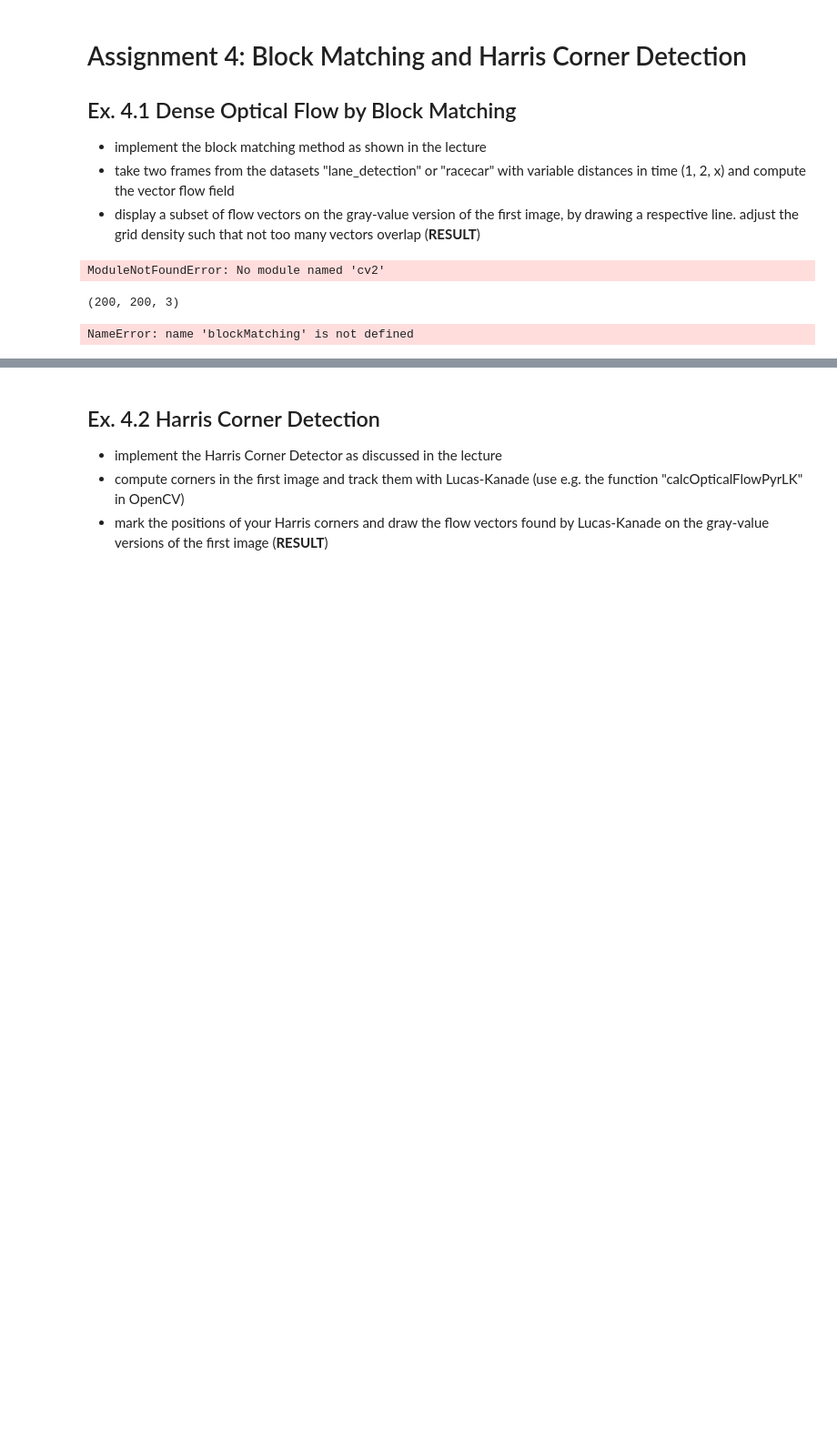
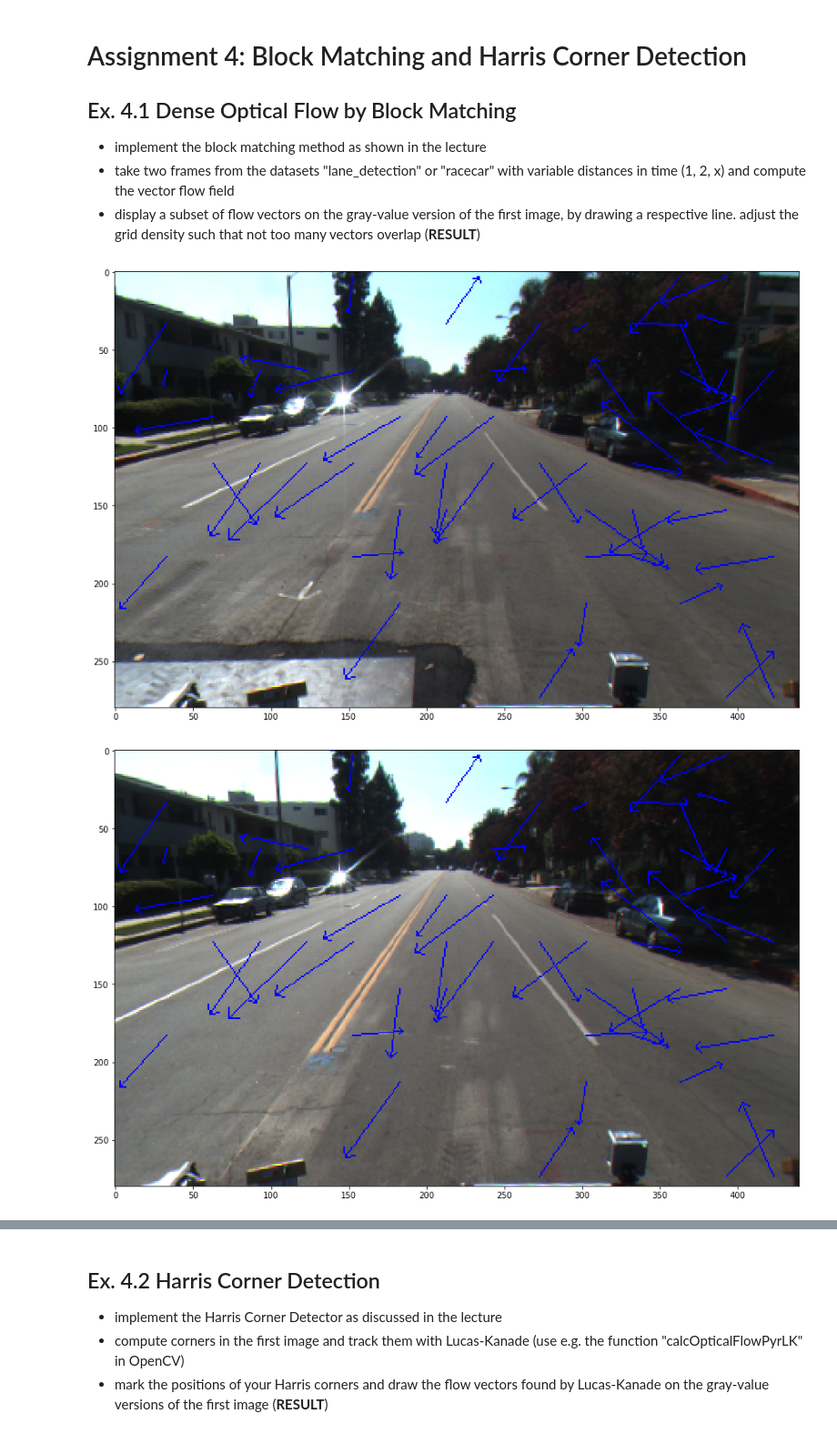
Before and after one commit to YJ14/Computer-Vision-2018, a Jupyter notebook: 04_BlockMatching_HarrisCorners.ipynb, the cells around one changed output, grey strips where cells are left out. Shown at 91% size. Saved outputs shown, nothing was run; the diff lists cells and outputs as text; code cells hidden in the pictures; blank space fills up the shorter version.

```diff
--- a/04_BlockMatching_HarrisCorners.ipynb
+++ b/04_BlockMatching_HarrisCorners.ipynb
@@ -43,6 +43,8 @@ def matchAoi(aoi, image, ws, aoiX, aoiY, threshold):
 
     height, width, _ = image.shape
 
+    candidates = dict()
+
     # iterate through window
     for y in range(aoiY - ws, aoiY + ws):
         for x in range(aoiX - ws, aoiX + ws):
@@ -64,10 +66,19 @@ def matchAoi(aoi, image, ws, aoiX, aoiY, threshold):
             # print(squaredError)
 
             if squaredError < threshold:
-                print("Found: ({},{}) --> ({},{})".format(x, y, aoiX, aoiY))
-                return x, y, squaredError
+                candidates[squaredError] = (x,y)
 
-    return None, None, None
+    if len(candidates) == 0:
+        return None, None, None
+    else:
+        #find min difference (res is (score, (x, y))
+        res = min(candidates.items(), key=lambda x:x[1])
+        squaredError = res[0]
+        targetX = res[1][0]
+        targetY = res[1][1]
+        print("Found: ({},{}) --> ({},{})".format(aoiX, aoiY, targetX, targetY))
+        return targetX, targetY, squaredError
+
 
 
 # ws is the area to compare
@@ -79,7 +90,11 @@ def blockMatching(image1, image2, ws, threshold):
     originToTarget = dict()
 
     step = 30
-    total = ((height - (2*ws)) % step) * ((width - (2*ws)) % step)
+    rows = ((height - (2*ws)) // step)
+    cols = ((width - (2*ws)) // step)
+    total = rows * cols
+
+    print("Total: {}, R: {}, C: {}, WS: {}, Shape: h:{} w:{}".format(total, rows, cols, ws, height, width))
     current = 0
 
     for y in range(ws, height - ws, step):
@@ -89,58 +104,36 @@ def blockMatching(image1, image2, ws, threshold):
                 print("Progress: {}".format(current/total*100))
 
             aoi0 = image1[y - ws:y + ws, x - ws:x + ws]
-            matchX, matchY, _ = matchAoi(aoi0, image2, 40, x, y, threshold)
+            matchX, matchY, _ = matchAoi(aoi0, image2, 50, x, y, threshold)
             if matchX is not None and matchY is not None:
                 originToTarget[(y, x)] = (matchY, matchX)
 
     return originToTarget
 
 
-def drawImageWithIndicators(image, indicators, ax):
-    ax.imshow(image)
+def drawArrows(image, indicators):
+    plt.imshow(image)
+    tmpImage = np.copy(image)
     # for key, val in indicators:
     for key in indicators:
         val = indicators[key]
-        print("Found: ({},{}) --> ({},{})".format(val[1], val[0], key[1], key[0]))
-        ax.arrow(float(val[1]), float(val[0]), float(key[1] - val[1]), float(key[0] - val[0]), head_width=0.05, head_length=0.1, fc='k',ec='k', facecolor="red")
+        # print("Found: ({},{}) --> ({},{})".format(val[1], val[0], key[1], key[0]))
+        # plt.arrow(float(val[1]), float(val[0]), float(key[1] - val[1]), float(key[0] - val[0]), head_width=0.05, head_length=0.1, fc='k',ec='k', facecolor="red")
+        cv2.arrowedLine(tmpImage, (key[1], key[0]), (val[1], val[0]), (0, 0, 255))
+
+    return tmpImage
-# %% [output]
-ModuleNotFoundError: No module named 'cv2'
 # %%
 # chose other images if you like
 lane1 = io.imread('images/lane_detection/f00000.png')
 lane2 = io.imread('images/lane_detection/f00001.png')
 
-lane1 = lane1[100:300, 100:300]
-lane2 = lane2[100:300, 100:300]
-
-car1 = io.imread('images/racecar/100.jpeg')
-car2 = io.imread('images/racecar/102.jpeg')
-
-# fig = plt.figure(0)
-# ax11 = plt.subplot(2, 2, 1)
-# ax12 = plt.subplot(2, 2, 2)
-# ax21 = plt.subplot(2, 2, 3)
-# ax22 = plt.subplot(2, 2, 4)
-#
-# ax11.imshow(lane1)
-# ax12.imshow(lane2)
-#
-# ax21.imshow(car1)
-# ax22.imshow(car2)
-
-print(lane1.shape)
+height, width, _ = lane1.shape
+lane1 = lane1[100:height-100, 100:width-100]
+lane2 = lane2[100:height-100, 100:width-100]
 
 # res = blockMatching(color.rgb2grey(lane1), color.rgb2grey(lane2), 5, 0.01)
-res = blockMatching(lane1, lane2, 2, 1000)
+res = blockMatching(lane1, lane2, 3, 10000)
 print(len(res))
-
-plt.figure(0)
-ax11 = plt.subplot(1,2,1)
-drawImageWithIndicators(lane1, res, ax11)
-ax12 = plt.subplot(1,2,2)
-drawImageWithIndicators(lane2, res, ax12)
-
-plt.show()
 # %% [output]
-(200, 200, 3)
-NameError: name 'blockMatching' is not defined
+[figure, added]
+[figure, added]
```
Also changed, not shown: parts of 3 cells of this notebook.
